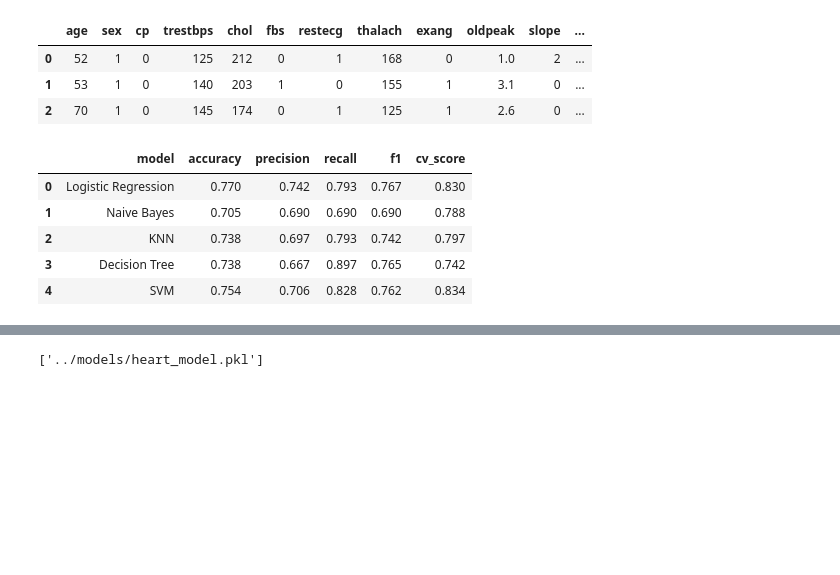
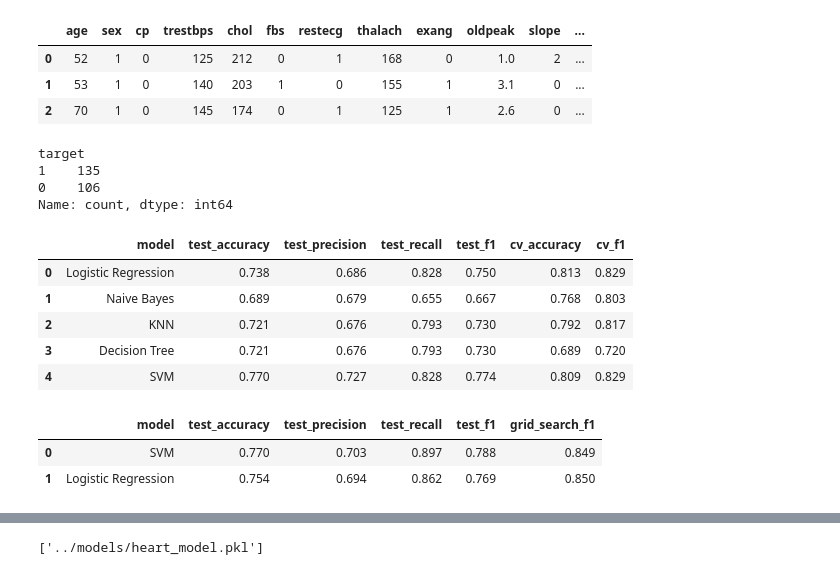
Before and after one commit to itsanaskhanz/Heart-Disease-Predictor, a Jupyter notebook: notebooks/analysis.ipynb, the cells around one changed output, grey strips where cells are left out. Cells and saved outputs as stored; diff of their text form; code cells hidden in the pictures; blank space fills up the shorter version.

Commit message:
feat: add GridSearchCV for hyperparameter tuning

```diff
--- a/notebooks/analysis.ipynb
+++ b/notebooks/analysis.ipynb
@@ -48,13 +48,13 @@ df.duplicated().sum()
 # %% [output]
 np.int64(0)
 # %%
-continuous_cols = ['age', 'trestbps', 'chol', 'thalach']
+continuous_cols = ['age', 'trestbps', 'chol', 'thalach',"ca"]
 categorical_cols = [
     'sex', 'cp', 'fbs', 'restecg',
-    'exang', 'slope', 'ca',
+    'exang', 'slope',
     'thal',
 ]
-one_hot_columns = ["cp", "restecg", "slope", "thal", "ca"]
+one_hot_columns = ["cp", "restecg", "slope", "thal", ]
 # %%
 df[continuous_cols].describe()
 # %% [output]
@@ -136,6 +138,13 @@ y = df["target"]
 X_train, X_test, y_train, y_test = train_test_split(
     X, y, test_size=0.2, random_state=42
 )
+# %%
+print(y_train.value_counts())
+# %% [output]
+target
+1    135
+0    106
+Name: count, dtype: int64
 # %%
 from sklearn.compose import ColumnTransformer
 from sklearn.preprocessing import OneHotEncoder, StandardScaler
@@ -162,7 +171,7 @@ models = {
    "Logistic Regression": Pipeline(
        [
             ("preprocessor", preprocessor),
-            ("model", LogisticRegression())
+            ("model", LogisticRegression(random_state=42))
       ]
    ),
    "Naive Bayes": Pipeline([
@@ -171,51 +180,54 @@ models = {
       ]),
    "KNN": Pipeline([
             ("preprocessor", preprocessor),
-            ("model", KNeighborsClassifier(n_neighbors=5))
+            ("model", KNeighborsClassifier())
       ]),
    "Decision Tree": Pipeline([
             ("preprocessor", preprocessor),
             (
-                "model", DecisionTreeClassifier(
-                  max_depth=4,
-                  min_samples_split=10,
-                  min_samples_leaf=5),
+                "model", DecisionTreeClassifier(random_state=42),
             )
             ]),
    "SVM": Pipeline([
             ("preprocessor", preprocessor),
-            ("model", SVC(kernel="linear"))
+            ("model", SVC(random_state=42))
       ]),
 }
 # %%
-results = []
 trained_models = {}
+initial_results = []
 # %%
 from sklearn.metrics import accuracy_score, precision_score, recall_score, f1_score
-from sklearn.model_selection import cross_val_score
+from sklearn.model_selection import cross_val_score, cross_validate
 
 for model_name, model in models.items():
-    cv_score = cross_val_score(model, X_train, y_train, cv=5, scoring="accuracy",error_score="raise")
+    # cross_val_score is use to get one evaluation score
+    # cross_validate is used to get multiple evaluation scores
+    cv_score = cross_validate(model, X_train, y_train, cv=5, scoring=["accuracy","f1"],error_score="raise")
 
     model.fit(X_train, y_train)
     trained_models[model_name] = model
     y_pred = model.predict(X_test)
 
-    results.append({
+    initial_results.append({
         "model": model_name,
-        "accuracy": accuracy_score(y_test,y_pred),
-        "precision": precision_score(y_test,y_pred),
-        "recall": recall_score(y_test,y_pred),
-        "f1": f1_score(y_test,y_pred),
-        "cv_score": cv_score.mean()
+
+        # Test set metrics
+        "test_accuracy": accuracy_score(y_test, y_pred),
+        "test_precision": precision_score(y_test, y_pred),
+        "test_recall": recall_score(y_test, y_pred),
+        "test_f1": f1_score(y_test, y_pred),
+
+        # Cross-validation metrics (training evaluation)
+        "cv_accuracy": cv_score["test_accuracy"].mean(),
+        "cv_f1": cv_score["test_f1"].mean()
     })
 # %%
-result_df = pd.DataFrame(results)
-result_df.round(3)
+round(pd.DataFrame(initial_results), 3)
 # %% [output]
-|  | model | accuracy | precision | recall | f1 | cv_score |
-| 0 | Logistic Regression | 0.770 | 0.742 | 0.793 | 0.767 | 0.830 |
-| 1 | Naive Bayes | 0.705 | 0.690 | 0.690 | 0.690 | 0.788 |
-| 2 | KNN | 0.738 | 0.697 | 0.793 | 0.742 | 0.797 |
-| 3 | Decision Tree | 0.738 | 0.667 | 0.897 | 0.765 | 0.742 |
-| 4 | SVM | 0.754 | 0.706 | 0.828 | 0.762 | 0.834 |
+|  | model | test_accuracy | test_precision | test_recall | test_f1 | cv_accuracy | cv_f1 |
+| 0 | Logistic Regression | 0.738 | 0.686 | 0.828 | 0.750 | 0.813 | 0.829 |
+| 1 | Naive Bayes | 0.689 | 0.679 | 0.655 | 0.667 | 0.768 | 0.803 |
+| 2 | KNN | 0.721 | 0.676 | 0.793 | 0.730 | 0.792 | 0.817 |
+| 3 | Decision Tree | 0.721 | 0.676 | 0.793 | 0.730 | 0.689 | 0.720 |
+| 4 | SVM | 0.770 | 0.727 | 0.828 | 0.774 | 0.809 | 0.829 |
@@ -221,0 +286,6 @@ result_df.round(3)
+# %%
+round(pd.DataFrame(tuned_results), 3)
+# %% [output]
+|  | model | test_accuracy | test_precision | test_recall | test_f1 | grid_search_f1 |
+| 0 | SVM | 0.770 | 0.703 | 0.897 | 0.788 | 0.849 |
+| 1 | Logistic Regression | 0.754 | 0.694 | 0.862 | 0.769 | 0.850 |
```
Also changed, not shown: parts of 7 cells of this notebook.
